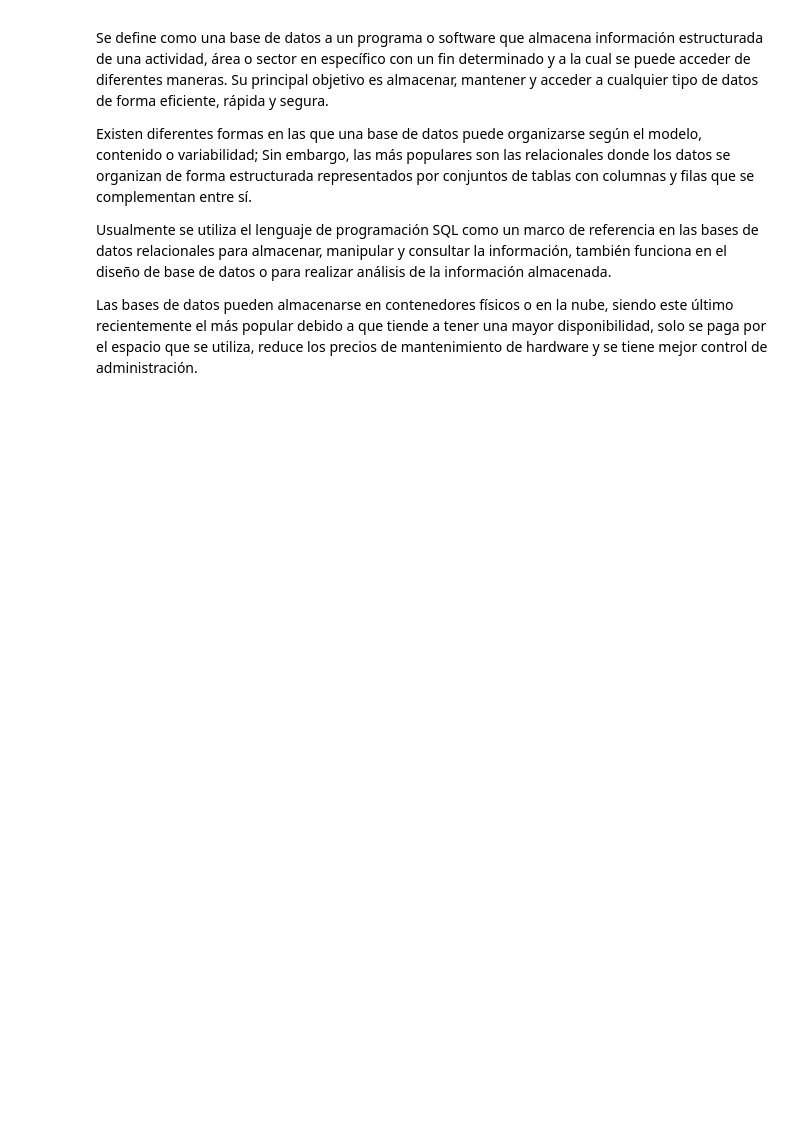
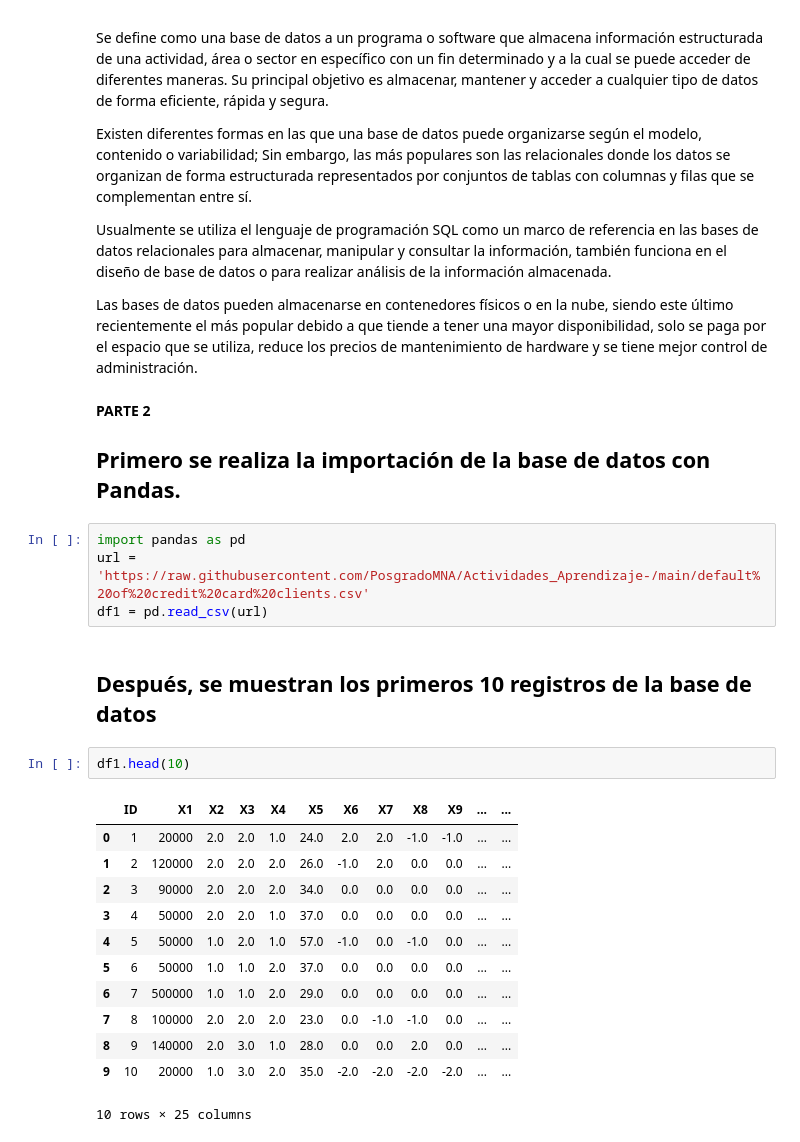
Before and after one commit to PosgradoMNA/actividades-del-projecto-equipo-118, a Jupyter notebook: Equipo118_Tarea1_Modulo3.ipynb, the cells around one changed output. Drawn from its saved outputs; the diff is of its cells as text; blank space fills up the shorter version.

```diff
--- a/Equipo118_Tarea1_Modulo3.ipynb
+++ b/Equipo118_Tarea1_Modulo3.ipynb
@@ -13,3 +13,27 @@ Existen diferentes formas en las que una base de datos puede organizarse según
 Usualmente se utiliza el lenguaje de programación SQL como un marco de referencia en las bases de datos relacionales para almacenar, manipular y consultar la información, también funciona en el diseño de base de datos o para realizar análisis de la información almacenada.
 
 Las bases de datos pueden almacenarse en contenedores físicos o en la nube, siendo este último recientemente el más popular debido a que tiende a tener una mayor disponibilidad, solo se paga por el espacio que se utiliza, reduce los precios de mantenimiento de hardware y se tiene mejor control de administración.
+# %% [markdown]
+**PARTE 2**
+## Primero se realiza la importación de la base de datos con Pandas.
+# %%
+import pandas as pd
+url = 'https://raw.githubusercontent.com/PosgradoMNA/Actividades_Aprendizaje-/main/default%20of%20credit%20card%20clients.csv'
+df1 = pd.read_csv(url)
+# %% [markdown]
+## Después, se muestran los primeros 10 registros de la base de datos
+# %%
+df1.head(10)
+# %% [output]
+|  | ID | X1 | X2 | X3 | X4 | X5 | X6 | X7 | X8 | X9 | ... | ... |
+| 0 | 1 | 20000 | 2.0 | 2.0 | 1.0 | 24.0 | 2.0 | 2.0 | -1.0 | -1.0 | ... | ... |
+| 1 | 2 | 120000 | 2.0 | 2.0 | 2.0 | 26.0 | -1.0 | 2.0 | 0.0 | 0.0 | ... | ... |
+| 2 | 3 | 90000 | 2.0 | 2.0 | 2.0 | 34.0 | 0.0 | 0.0 | 0.0 | 0.0 | ... | ... |
+| 3 | 4 | 50000 | 2.0 | 2.0 | 1.0 | 37.0 | 0.0 | 0.0 | 0.0 | 0.0 | ... | ... |
+| 4 | 5 | 50000 | 1.0 | 2.0 | 1.0 | 57.0 | -1.0 | 0.0 | -1.0 | 0.0 | ... | ... |
+| 5 | 6 | 50000 | 1.0 | 1.0 | 2.0 | 37.0 | 0.0 | 0.0 | 0.0 | 0.0 | ... | ... |
+| 6 | 7 | 500000 | 1.0 | 1.0 | 2.0 | 29.0 | 0.0 | 0.0 | 0.0 | 0.0 | ... | ... |
+| 7 | 8 | 100000 | 2.0 | 2.0 | 2.0 | 23.0 | 0.0 | -1.0 | -1.0 | 0.0 | ... | ... |
+| 8 | 9 | 140000 | 2.0 | 3.0 | 1.0 | 28.0 | 0.0 | 0.0 | 2.0 | 0.0 | ... | ... |
+| 9 | 10 | 20000 | 1.0 | 3.0 | 2.0 | 35.0 | -2.0 | -2.0 | -2.0 | -2.0 | ... | ... |
+10 rows × 25 columns
```
Also changed, not shown: parts of 12 cells of this notebook.
